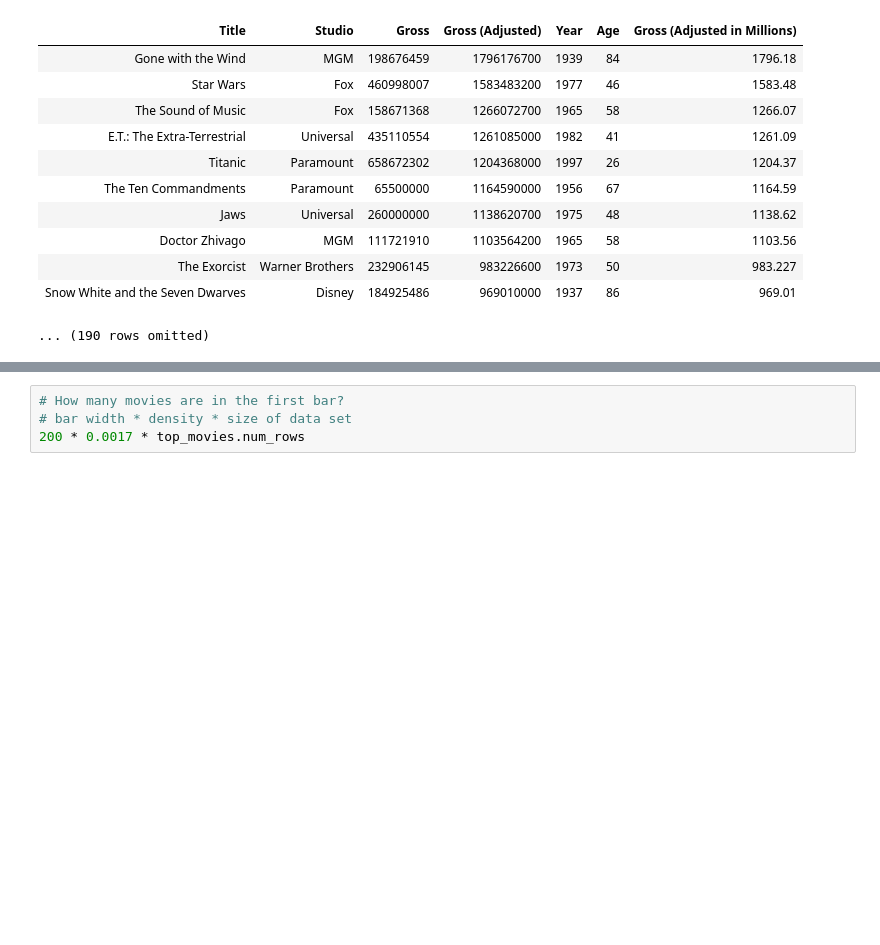
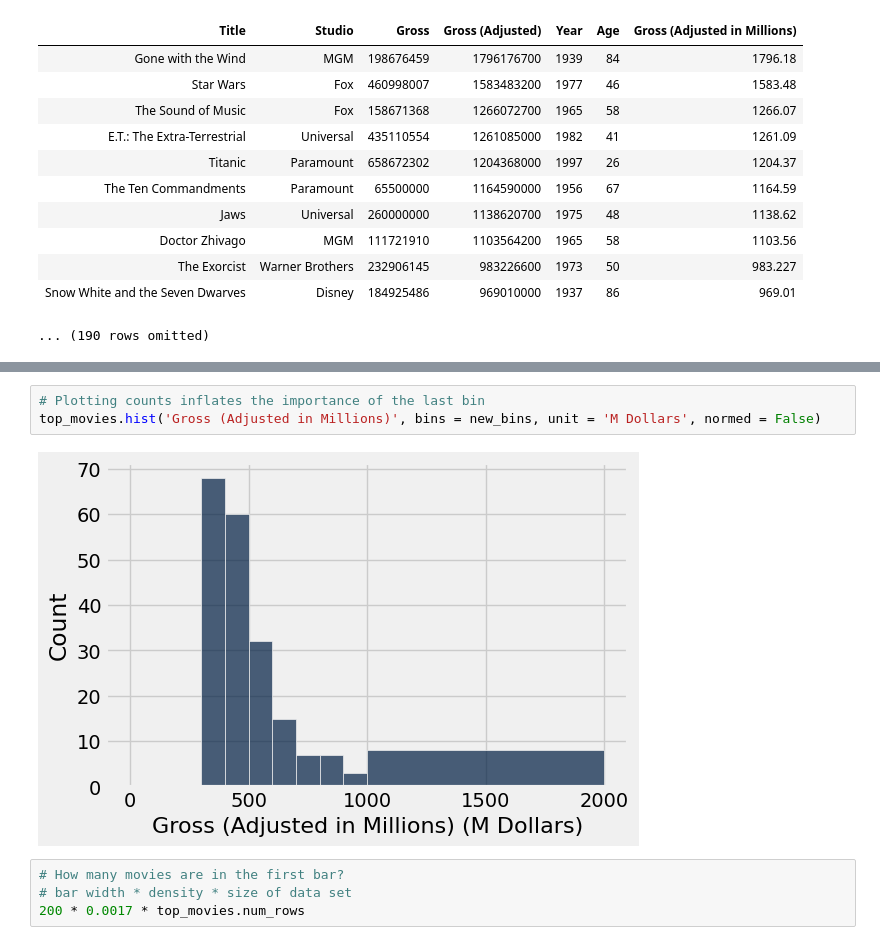
Before and after one commit to austinmohrnwu/24-fall-intro, a Jupyter notebook: lec06/lec06.ipynb, the cells around one changed output, grey strips where cells are left out. Cells and saved outputs as stored; diff of their text form; blank space fills up the shorter version.

```diff
--- a/lec06/lec06.ipynb
+++ b/lec06/lec06.ipynb
@@ -235,3 +242,8 @@ top_movies.hist('Gross (Adjusted in Millions)', bins = np.arange(0,2000,200), un
+# %%
+# Plotting counts inflates the importance of the last bin
+top_movies.hist('Gross (Adjusted in Millions)', bins = new_bins, unit = 'M Dollars', normed = False)
+# %% [output]
+[figure, added]
 # %%
 # How many movies are in the first bar?
 # bar width * density * size of data set
```
Also changed, not shown: parts of 2 cells of this notebook.
